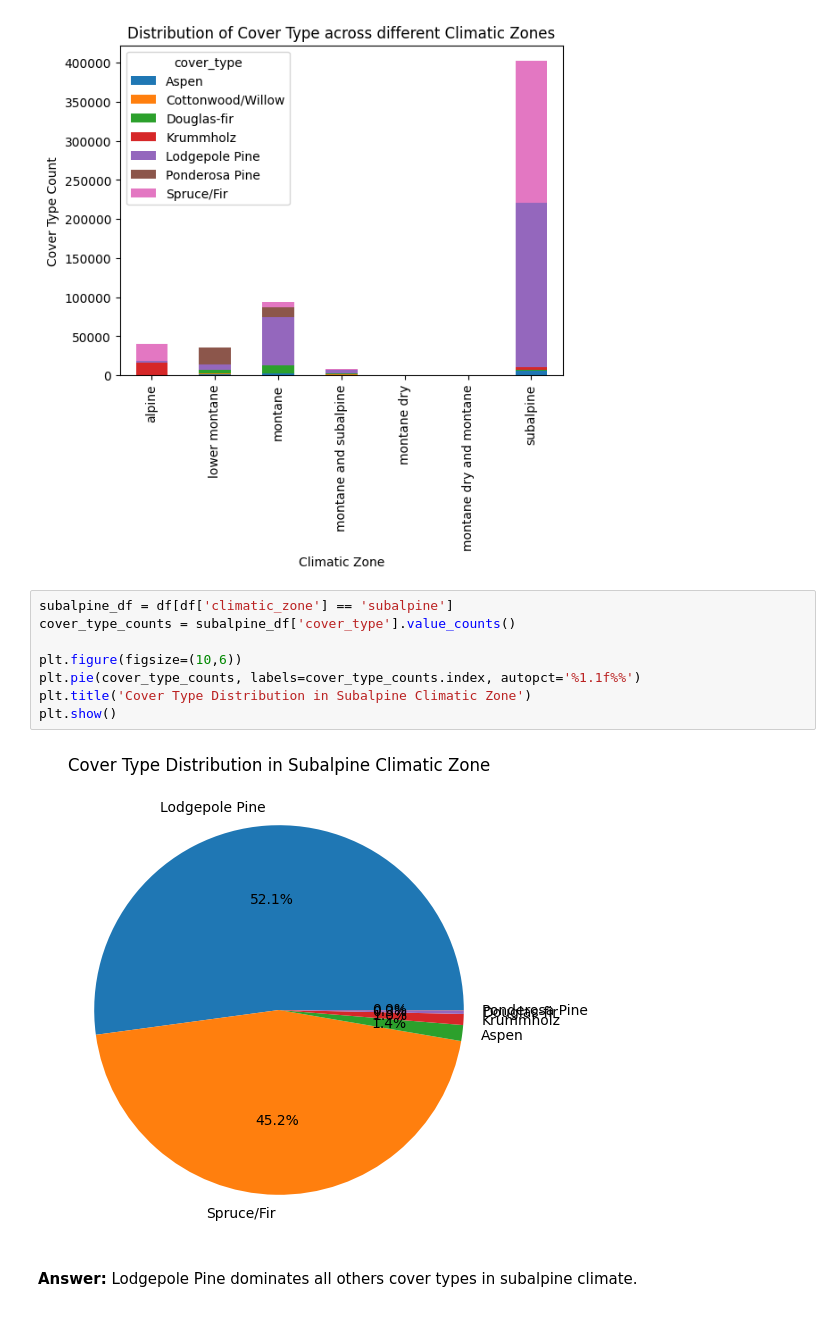
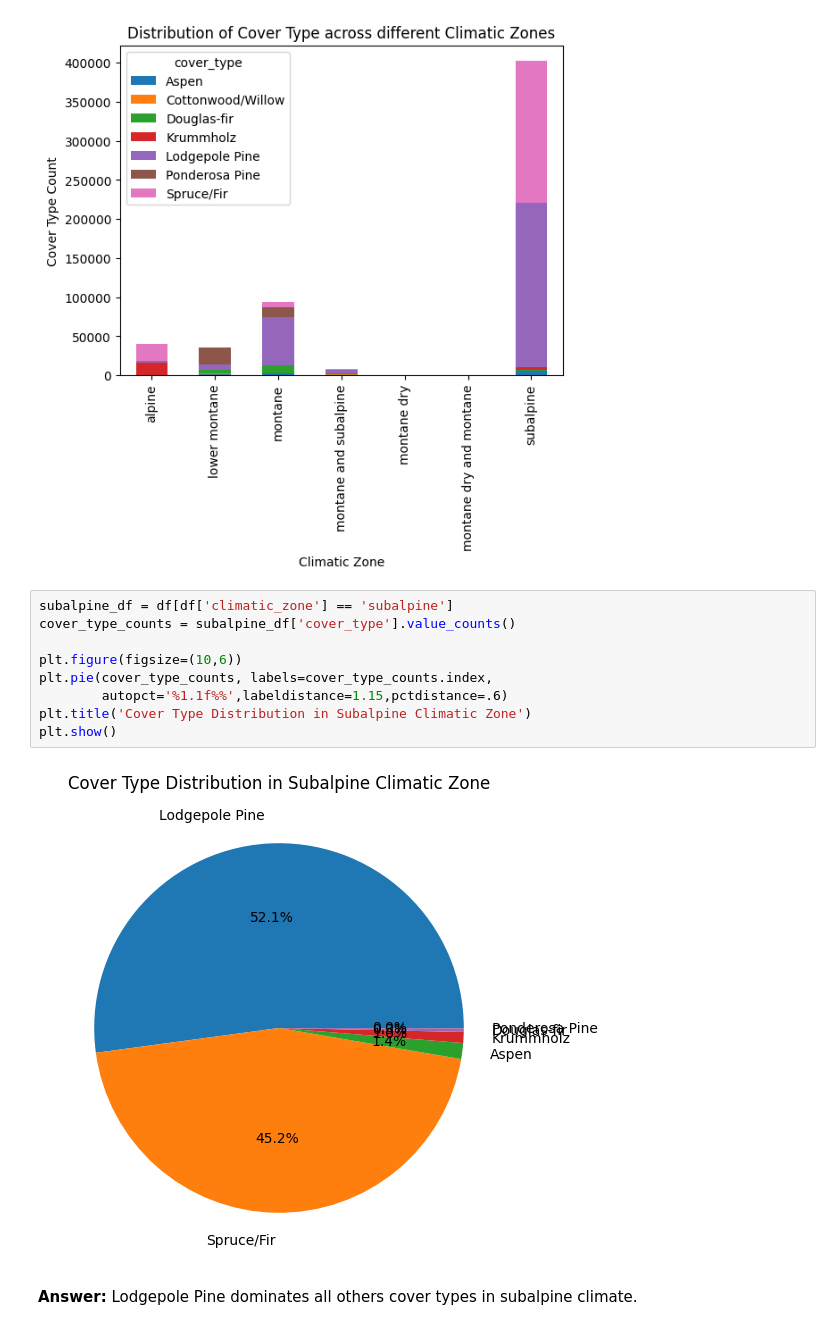
Before and after one commit to wutpppppppppppppppppp/code, a Jupyter notebook: hw4/hw4.ipynb, the cells around one changed output. Drawn from its saved outputs; the diff is of its cells as text.

```diff
--- a/hw4/hw4.ipynb
+++ b/hw4/hw4.ipynb
@@ -104,13 +104,14 @@ plt.show()
 # %%
 subalpine_df = df[df['climatic_zone'] == 'subalpine']
 cover_type_counts = subalpine_df['cover_type'].value_counts()
 
 plt.figure(figsize=(10,6))
-plt.pie(cover_type_counts, labels=cover_type_counts.index, autopct='%1.1f%%')
+plt.pie(cover_type_counts, labels=cover_type_counts.index,
+        autopct='%1.1f%%',labeldistance=1.15,pctdistance=.6)
 plt.title('Cover Type Distribution in Subalpine Climatic Zone')
 plt.show()
 # %% [output]
-[figure, old version]
+[figure, new version]
 # %% [markdown]
 **Answer:** Lodgepole Pine dominates all others cover types in subalpine climate.
 # %% [markdown]
```
Also changed, not shown: parts of 2 cells of this notebook, 4 other files.
